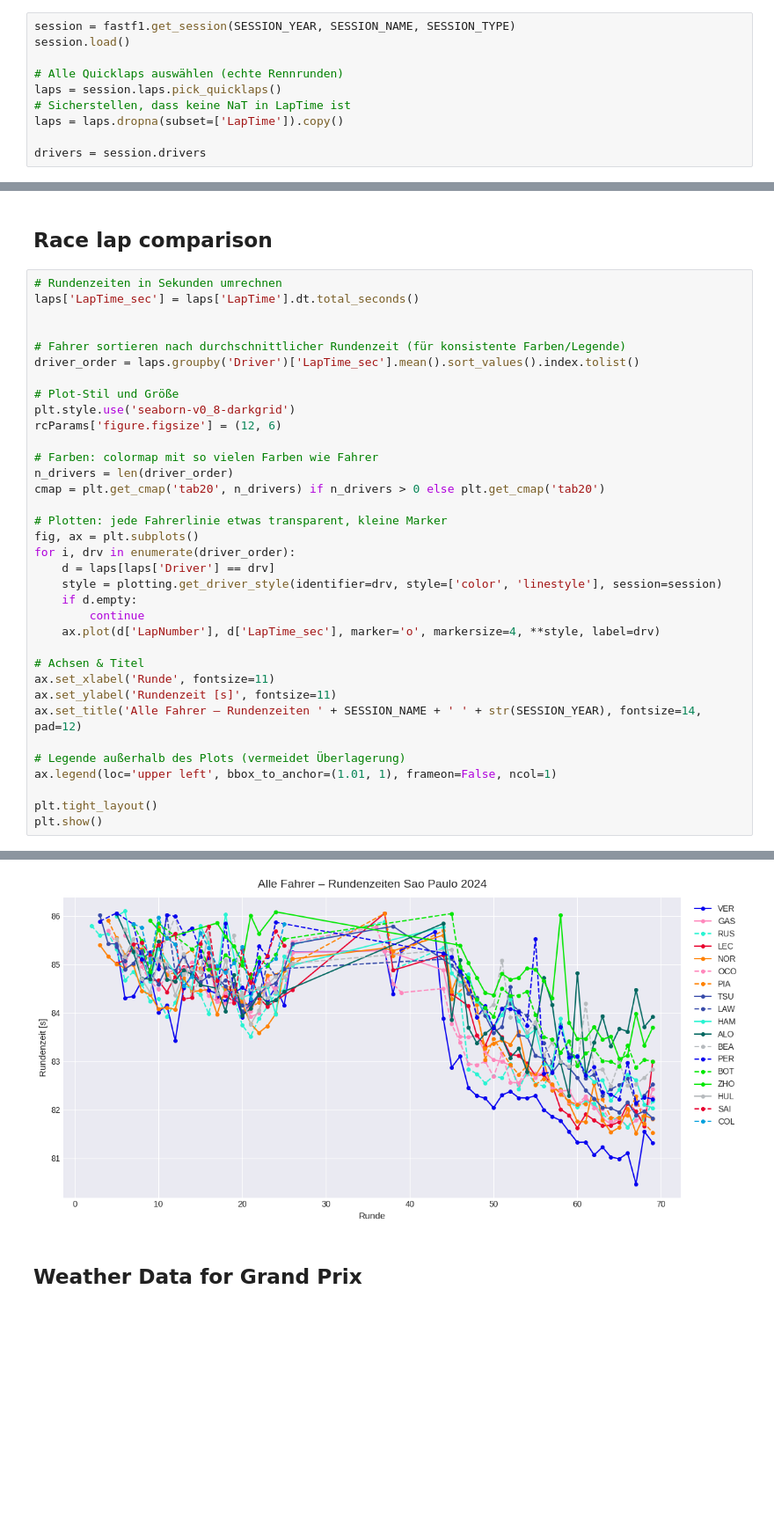
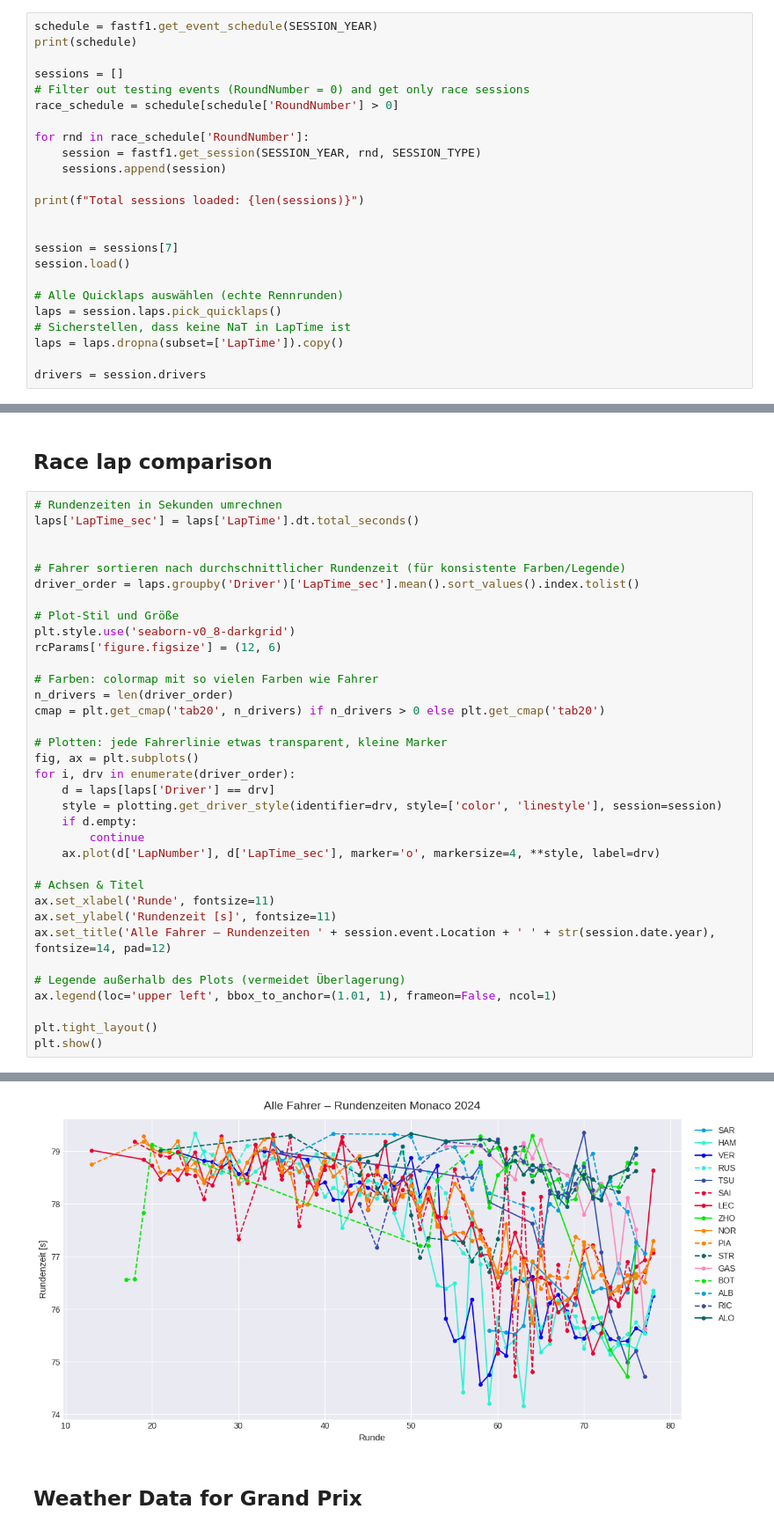
Before and after one commit to mcfiet/dl-project, a Jupyter notebook: fastf1_data_visualization.ipynb, the cells around one changed output, grey strips where cells are left out. Shown at 88% size. Saved outputs shown, nothing was run; the diff lists cells and outputs as text; blank space fills up the shorter version.

Commit message:
feat: get all sessions from season

```diff
--- a/fastf1_data_visualization.ipynb
+++ b/fastf1_data_visualization.ipynb
@@ -18,5 +18,19 @@ SESSION_TYPE = 'R'
 # %%
-session = fastf1.get_session(SESSION_YEAR, SESSION_NAME, SESSION_TYPE)
+schedule = fastf1.get_event_schedule(SESSION_YEAR)
+print(schedule)
+
+sessions = []
+# Filter out testing events (RoundNumber = 0) and get only race sessions
+race_schedule = schedule[schedule['RoundNumber'] > 0]
+
+for rnd in race_schedule['RoundNumber']:
+    session = fastf1.get_session(SESSION_YEAR, rnd, SESSION_TYPE)
+    sessions.append(session)
+
+print(f"Total sessions loaded: {len(sessions)}")
+
+
+session = sessions[7]
 session.load()
 
 # Alle Quicklaps auswählen (echte Rennrunden)
@@ -73,7 +111,7 @@ for i, drv in enumerate(driver_order):
 # Achsen & Titel
 ax.set_xlabel('Runde', fontsize=11)
 ax.set_ylabel('Rundenzeit [s]', fontsize=11)
-ax.set_title('Alle Fahrer – Rundenzeiten ' + SESSION_NAME + ' ' + str(SESSION_YEAR), fontsize=14, pad=12)
+ax.set_title('Alle Fahrer – Rundenzeiten ' + session.event.Location + ' ' + str(session.date.year), fontsize=14, pad=12)
 
 # Legende außerhalb des Plots (vermeidet Überlagerung)
 ax.legend(loc='upper left', bbox_to_anchor=(1.01, 1), frameon=False, ncol=1)
@@ -84,4 +123,4 @@ plt.show()
-[figure, old version]
+[figure, new version]
 # %% [markdown]
 ## Weather Data for Grand Prix
 # %%
```
Also changed, not shown: parts of 12 cells of this notebook.
